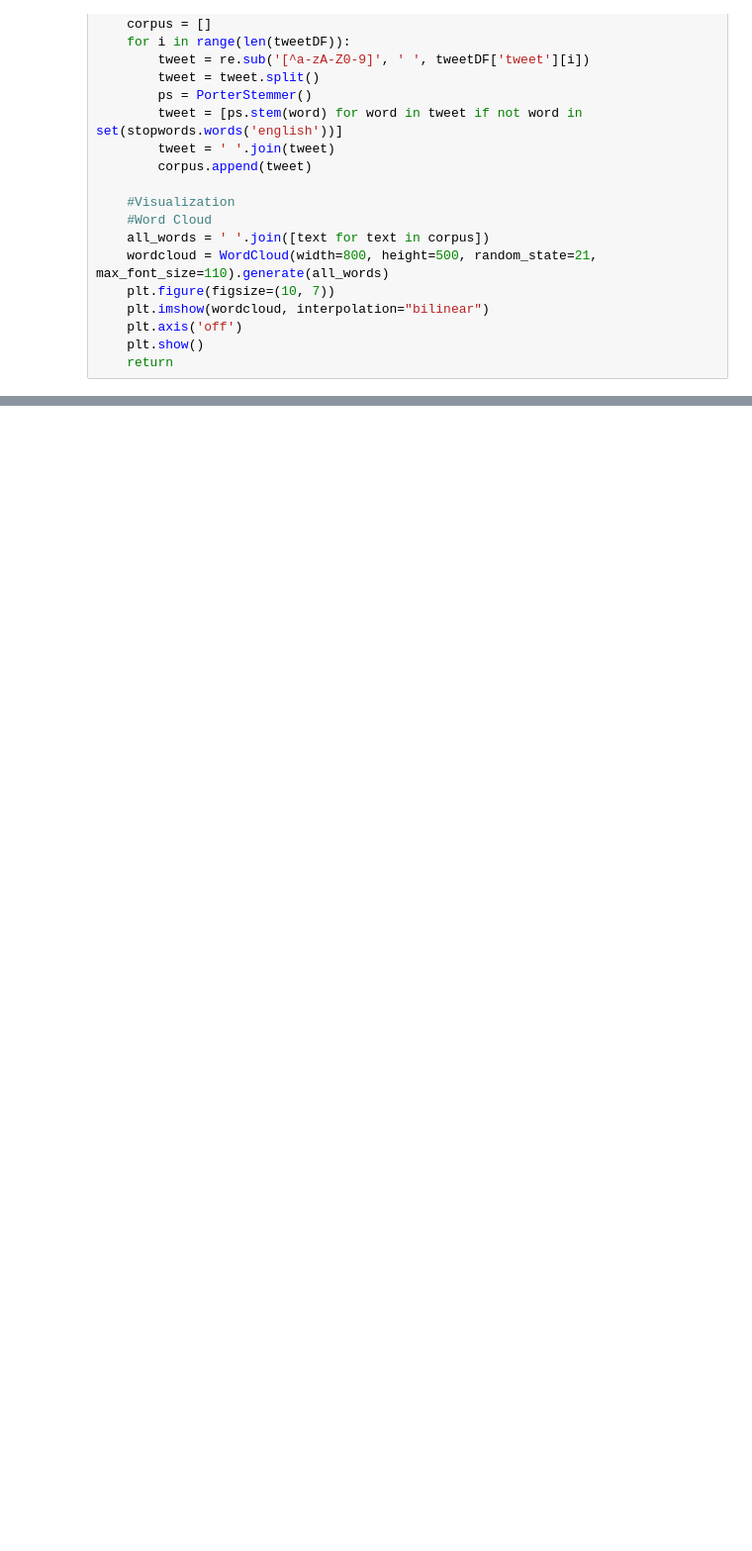
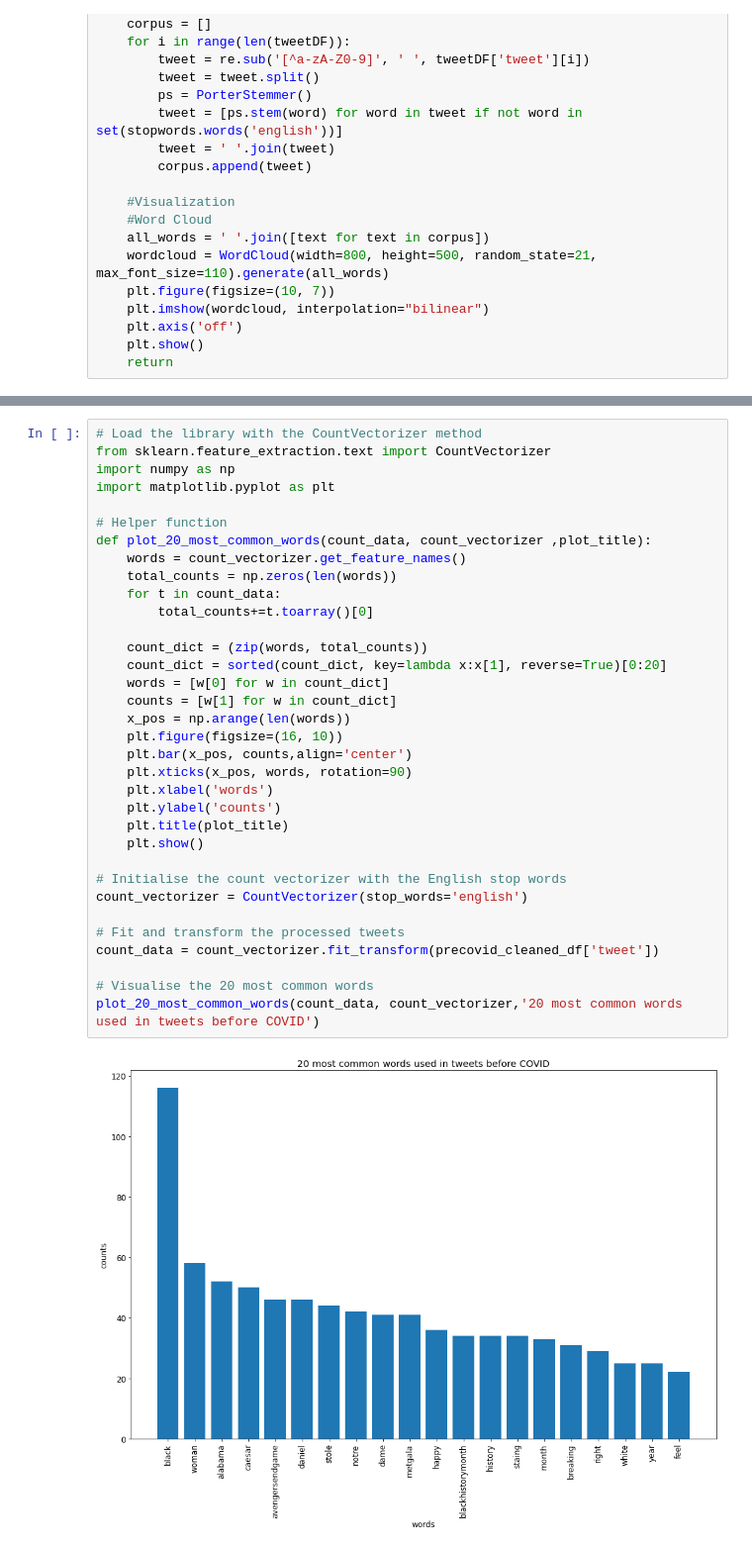
Before and after one commit to revanth802/CMPE-255-FA2020-Team6, a Jupyter notebook: Notebook.ipynb, the cells around one changed output, grey strips where cells are left out. Shown at 99% size. Saved outputs shown, nothing was run; the diff lists cells and outputs as text; blank space fills up the shorter version.

Commit message:
Adding visualization for Bar charts for the most common words in tweets pre and during covid times

```diff
--- a/Notebook.ipynb
+++ b/Notebook.ipynb
@@ -470,0 +468,36 @@ word2vec_embeddings(covid_timeline_cleaned_df)
+# %%
+# Load the library with the CountVectorizer method
+from sklearn.feature_extraction.text import CountVectorizer
+import numpy as np
+import matplotlib.pyplot as plt
+
+# Helper function
+def plot_20_most_common_words(count_data, count_vectorizer ,plot_title):
+    words = count_vectorizer.get_feature_names()
+    total_counts = np.zeros(len(words))
+    for t in count_data:
+        total_counts+=t.toarray()[0]
+
+    count_dict = (zip(words, total_counts))
+    count_dict = sorted(count_dict, key=lambda x:x[1], reverse=True)[0:20]
+    words = [w[0] for w in count_dict]
+    counts = [w[1] for w in count_dict]
+    x_pos = np.arange(len(words))
+    plt.figure(figsize=(16, 10))
+    plt.bar(x_pos, counts,align='center')
+    plt.xticks(x_pos, words, rotation=90)
+    plt.xlabel('words')
+    plt.ylabel('counts')
+    plt.title(plot_title)
+    plt.show()
+
+# Initialise the count vectorizer with the English stop words
+count_vectorizer = CountVectorizer(stop_words='english')
+
+# Fit and transform the processed tweets
+count_data = count_vectorizer.fit_transform(precovid_cleaned_df['tweet'])
+
+# Visualise the 20 most common words
+plot_20_most_common_words(count_data, count_vectorizer,'20 most common words used in tweets before COVID')
+# %% [output]
+[figure, added]
```
Also changed, not shown: parts of 14 cells of this notebook.
